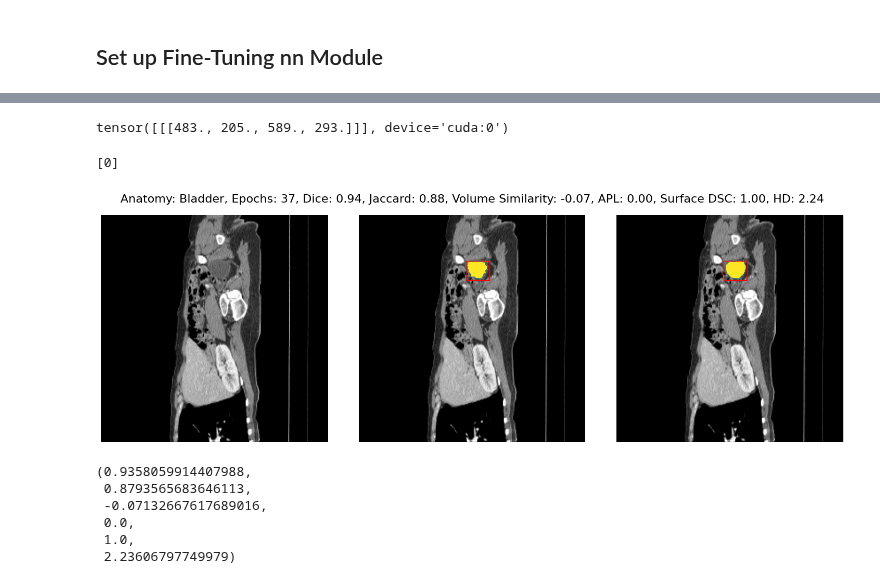
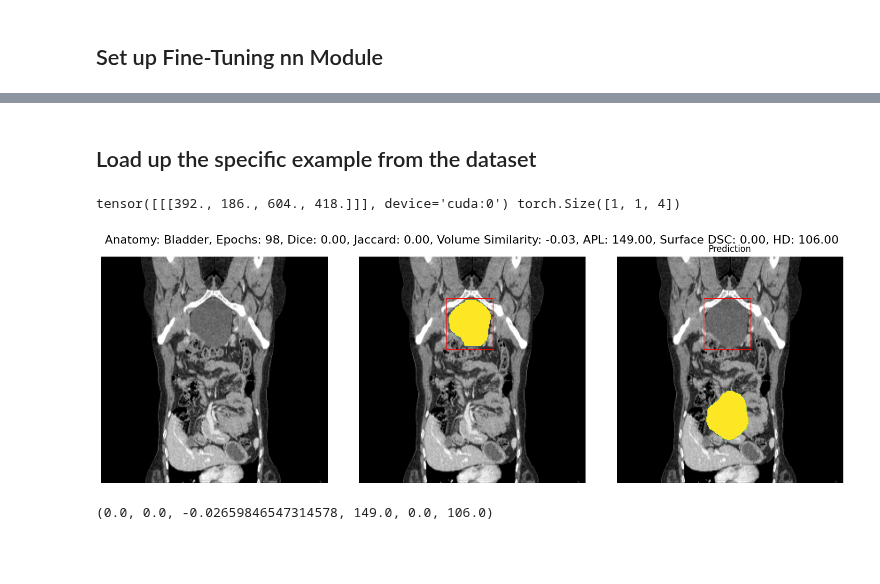
Before and after one commit to avzh1/radiotherapy, a Jupyter notebook: research/source/code/SAM_Med/4_train_box_prompt/2_box_inference.ipynb, the cells around one changed output, grey strips where cells are left out. Drawn from its saved outputs; the diff is of its cells as text; code cells hidden in the pictures; blank space fills up the shorter version.

Commit message:
bladder inference

```diff
--- a/research/source/code/SAM_Med/4_train_box_prompt/2_box_inference.ipynb
+++ b/research/source/code/SAM_Med/4_train_box_prompt/2_box_inference.ipynb
@@ -33,5 +31,9 @@ device(type='cuda', index=0)
 # %%
-anatomy = 'CTVn'
+anatomy = 'Bladder'
+patient_id = 28
+slice_number = 232
+axis = 1
+
 lowres = True
 save_dir = os.path.join(os.environ.get('MedSAM_finetuned'), 'boxed_lowres_2', anatomy)
 checkpoint_path = os.path.join(os.environ['PROJECT_DIR'], 'models', 'MedSAM', 'work_dir', 'MedSAM', 'medsam_vit_b.pth')
@@ -69,0 +54,3 @@ Dataset size (4.1 GiB) fits in cache limit (20 GiB). Allocating space to cache a
+# %%
+# setup dataset
+dataset = SAM_Dataset(img_dir, gt_dir, list(range(0, 101)))
@@ -86,7 +71,11 @@ batch = next(val_iterator)
+# %% [markdown]
+## Load up the specific example from the dataset
+# %%
+batch = dataset.get_specific_sample(patient_id, axis, slice_number)
 # %%
 # Get data
-image = batch["image"].to(device)
-gt2D = batch["gt2D"].to(device)
+image = batch["image"].unsqueeze(0).to(device)
+gt2D = batch["gt2D"].unsqueeze(0).to(device)
 # coords_torch = batch["coords"].squeeze().to(device) # ([B, Ps, 2])
 boxes_torch = batch["boxes"].squeeze().reshape(batch_size, -1, 4).to(device) # ([B, Ps, 4])
 
@@ -95,7 +84,7 @@ medsam_segs = []
 
 for b in torch.unique(boxes_torch.squeeze().reshape(-1, batch_size, 4), dim=0):
     b = b.reshape(batch_size, 1, 4)
-    print(b)
+    print(b, b.shape)
     medsam_lite_pred = model(image, None, b)
     medsam_seg_prob = torch.sigmoid(medsam_lite_pred)
     # convert soft mask to hard mask
@@ -111,7 +100,7 @@ medsam_segs = torch.tensor(np.stack(medsam_segs))
 # do an OR operation on the medsam_segs
 medsam_seg = medsam_segs.sum(dim=0)
 # %% [output]
-tensor([[[483., 205., 589., 293.]]], device='cuda:0')
+tensor([[[392., 186., 604., 418.]]], device='cuda:0') torch.Size([1, 1, 4])
 # %%
 import torch.nn.functional as F
 
@@ -119,6 +108,11 @@ import torch.nn.functional as F
 image_cpu = image.detach().cpu()
 pred_cpu = medsam_seg
 gt_cpu = gt2D.detach().cpu()
+
+# if axis == 1 or axis == 2:
+#     # invert the y-axis
+#     image_cpu = torch.flipud(image_cpu)
+#     pred_cpu = torch.flipud(pred_cpu)
 
 images = F.interpolate(image_cpu, size=(256, 256), mode='bilinear', align_corners=False)
 
@@ -146,44 +140,39 @@ for i in range(nrows):
         ax[i, 1].add_patch(rectangle)
         rectangle = plt.Rectangle((x_min, y_min), x_max - x_min, y_max - y_min, edgecolor='r', facecolor='none')
         ax[i, 2].add_patch(rectangle)
 
     ax[i, 2].imshow(images[i, 0], cmap='gray')
     ax[i, 2].imshow(pred_cpu, cmap='viridis', alpha=np.where(pred_cpu> 0, 1, 0).astype(np.float32))
     ax[i, 2].axis('off')
+    ax[i, 2].set_title(f'Prediction')
 
 import SimpleITK as sitk
 from platipy.imaging.label.comparison import compute_metric_total_apl, compute_surface_dsc, compute_metric_hd
 
 y_gt_sitk = sitk.GetImageFromArray(gt_cpu[0].numpy().astype(np.uint8))
 ypred_sitk = sitk.GetImageFromArray(pred_cpu[None, :, :].numpy().astype(np.uint8))
 
 overlap_measures_filter = sitk.LabelOverlapMeasuresImageFilter()
 overlap_measures_filter.Execute(y_gt_sitk, ypred_sitk)
 
 dice = overlap_measures_filter.GetDiceCoefficient()
 jaccard = overlap_measures_filter.GetJaccardCoefficient()
 volume_similarity = overlap_measures_filter.GetVolumeSimilarity()
 
 apl = compute_metric_total_apl(y_gt_sitk, ypred_sitk)
 surface_dsc = compute_surface_dsc(y_gt_sitk, ypred_sitk)
 hd = compute_metric_hd(y_gt_sitk, ypred_sitk)
 
 plt.suptitle(f'Anatomy: {anatomy}, Epochs: {epoch}, Dice: {dice:.2f}, Jaccard: {jaccard:.2f}, Volume Similarity: {volume_similarity:.2f}, APL: {apl:.2f}, Surface DSC: {surface_dsc:.2f}, HD: {hd:.2f}', fontsize=16)
 
 plt.tight_layout()
 plt.show()
 # %% [output]
-[0]
-[figure, old version]
+[figure, new version]
 # %%
 dice, jaccard, volume_similarity, apl, surface_dsc, hd
 # %% [output]
-(0.9358059914407988,
- 0.8793565683646113,
- -0.07132667617689016,
- 0.0,
- 1.0,
- 2.23606797749979)
+(0.0, 0.0, -0.02659846547314578, 149.0, 0.0, 106.0)
 # %%
 # # For the one box case:
 
```
Also changed, not shown: parts of 7 cells of this notebook, 5 other files.
